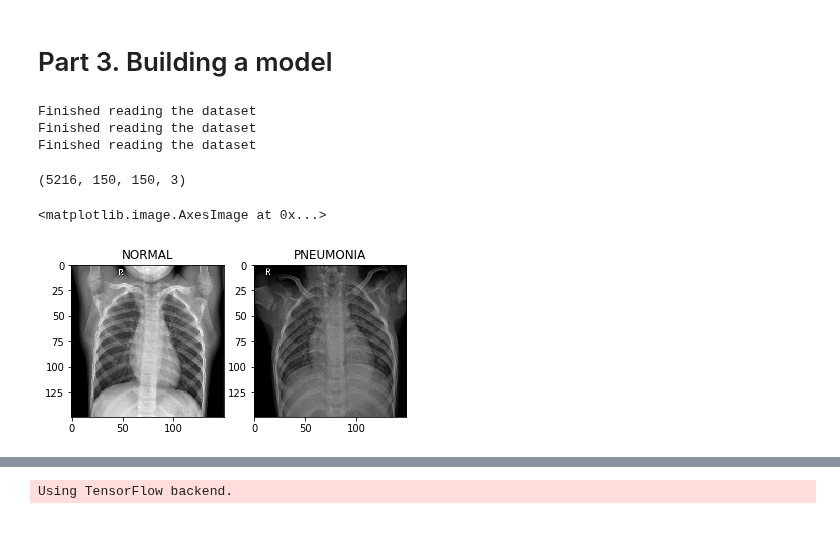
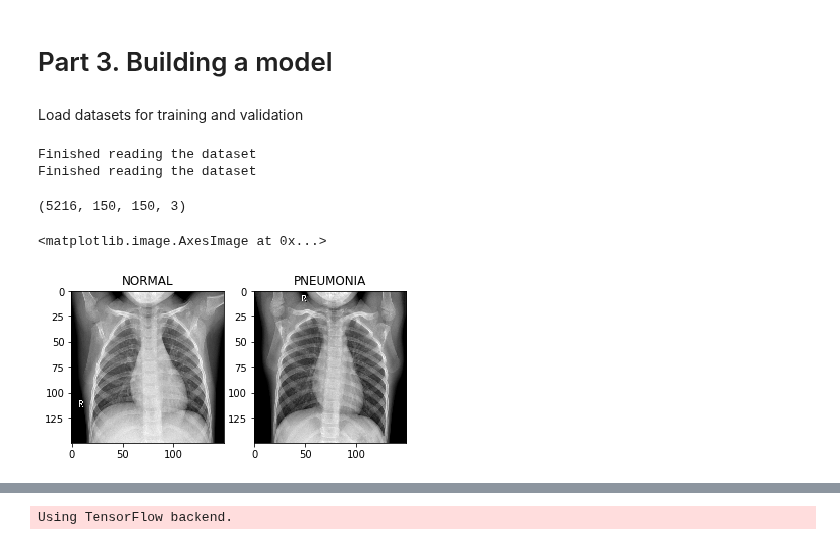
Before and after one commit to unit8co/amld-workshop-pneumonia, a Jupyter notebook: part3_model.ipynb, the cells around one changed output, grey strips where cells are left out. Cells and saved outputs as stored; diff of their text form; code cells hidden in the pictures.

```diff
--- a/part3_model.ipynb
+++ b/part3_model.ipynb
@@ -10,23 +10,23 @@ import matplotlib.pyplot as plt
 import seaborn as sns
 
 import tensorflow as tf
+# %% [markdown]
+Load datasets for training and validation
 # %%
 x_train, y_train = load_dataset("./data/chest_xray/train/", 6000)
 x_test, y_test = load_dataset("./data/chest_xray/test/", 6000)
-x_val, y_val = load_dataset("./data/chest_xray/val/", 6000)
 # %% [output]
 Finished reading the dataset
 Finished reading the dataset
-Finished reading the dataset
 # %%
-print(train_imgs.shape)
+print(x_train.shape)
 
 plt.subplot(1,2,1).set_title('NORMAL')
-plt.imshow(train_imgs[np.argmax(train_labels == 0)])
+plt.imshow(x_train[np.argmax(y_train == 0)])
 
 plt.subplot(1,2,2).set_title('PNEUMONIA')
-plt.imshow(train_imgs[np.argmax(train_labels == 1)])
+plt.imshow(x_train[np.argmax(y_train == 1)])
 # %% [output]
 (5216, 150, 150, 3)
 <matplotlib.image.AxesImage at 0x...>
-[figure, old version]
+[figure, new version]
```
Also changed, not shown: parts of 18 cells of this notebook, 1 other file.
